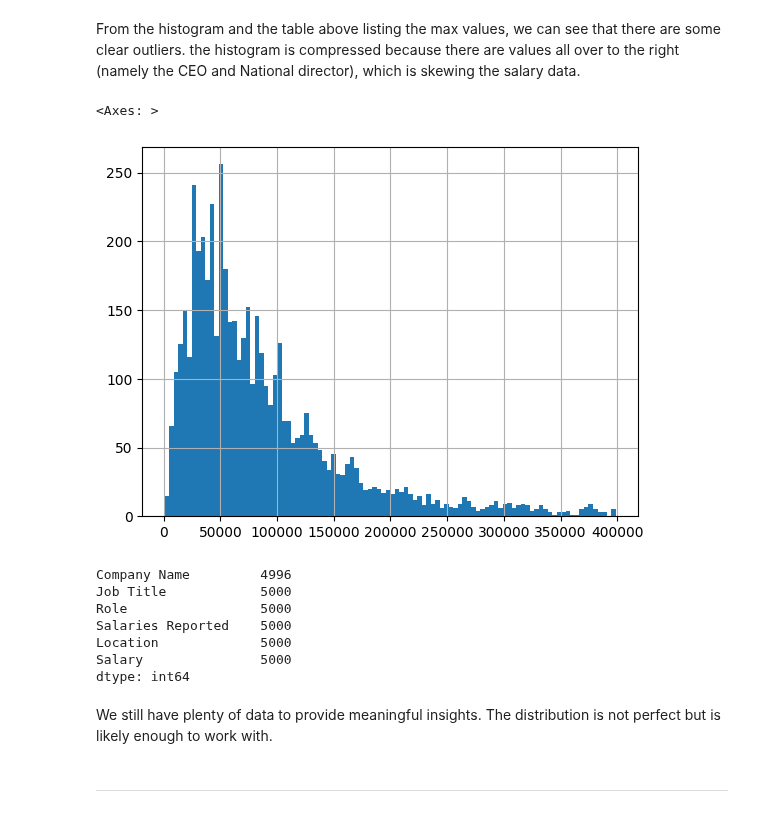
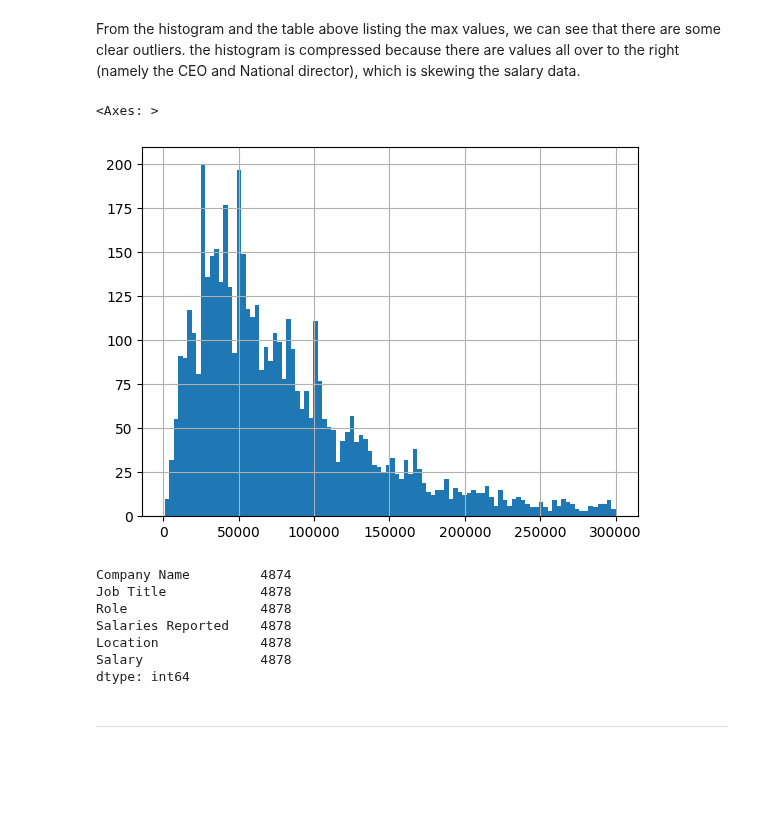
Before and after one commit to jehuhta/Intro_Data_Analytics_Huhta_Jeremy_Spring2025, a Jupyter notebook: Exercises_2_Pandas/DataAnalyticsExerciseSet2.ipynb, the cells around one changed output. Drawn from its saved outputs; the diff is of its cells as text; code cells hidden in the pictures; blank space fills up the shorter version.

```diff
--- a/Exercises_2_Pandas/DataAnalyticsExerciseSet2.ipynb
+++ b/Exercises_2_Pandas/DataAnalyticsExerciseSet2.ipynb
@@ -598,7 +603,15 @@ df['Job Title'] = df['Job Title'].str.replace('Machine Learning Associate','Mach
 df['Job Title'] = df['Job Title'].str.replace('Data Scientist - Trainee','Junior Data Scientist ')
 df['Job Title'] = df['Job Title'].str.replace('Data Science Associate','Data Scientist')
 df['Job Title'] = df['Job Title'].str.replace('Data Science Lead','Senior Data Scientist')
-
+df['Job Title'] = df['Job Title'].str.replace('Data Scientist Associate','Data Scientist')
+df['Job Title'] = df['Job Title'].str.replace('Associate Machine Learning Engineer','Machine Learning Engineer')
+df['Job Title'] = df['Job Title'].str.replace('Associate Machine Learning Engineer','Machine Learning Engineer')
+df['Job Title'] = df['Job Title'].str.replace('Machine Learning Data Associate I','Machine Learning Engineer')
+df['Job Title'] = df['Job Title'].str.replace('Machine Learning Software Engineer','Machine Learning Engineer')
+df['Job Title'] = df['Job Title'].str.replace('Machine Learning Data Associate','Machine Learning Engineer')
+df['Job Title'] = df['Job Title'].str.replace('Machine Learning EngineerI','Machine Learning Engineer')
+df['Job Title'] = df['Job Title'].str.replace('Software Engineer - Machine Learning','Machine Learning Engineer')
+df['Job Title'] = df['Job Title'].str.replace('Junior Data Scientist ','Junior Data Scientist')
 df['Job Title'].value_counts()
 # %% [output]
 Job Title
@@ -648,27 +670,25 @@ From the histogram and the table above listing the max values, we can see that t
 some clear outliers. the histogram is compressed because there are values all over
 to the right (namely the CEO and National director), which is skewing the salary data.
 # %%
-# Let's filter out the salaries which are over 4000000
-filter_df = df[df['Salary'] < 400000]
-filter_df['Salary'].hist(bins=100)
+# Let's filter out the salaries which are over 4000000 to stop the skew in the histograph
+# This still produces some skew, but it should be normal enough.
+df = df[df['Salary'] < 300000]
+df['Salary'].hist(bins=100)
 # %% [output]
 <Axes: >
-[figure, old version]
+[figure, new version]
 # %%
 # We still have plenty of data to provide meaningful insights.
-# The distribution is not perfect but is likely enough to work with.
-filter_df.count()
+# Seems like there are a couple people who haven't provided a company name! Interesting.
+df.count()
 # %% [output]
-Company Name         4996
-Job Title            5000
-Role                 5000
-Salaries Reported    5000
-Location             5000
-Salary               5000
+Company Name         4874
+Job Title            4878
+Role                 4878
+Salaries Reported    4878
+Location             4878
+Salary               4878
 dtype: int64
-# %% [markdown]
-We still have plenty of data to provide meaningful insights.
-The distribution is not perfect but is likely enough to work with.
 # %% [markdown]
 ---
 # %% [markdown]
```
Also changed, not shown: parts of 14 cells of this notebook.
